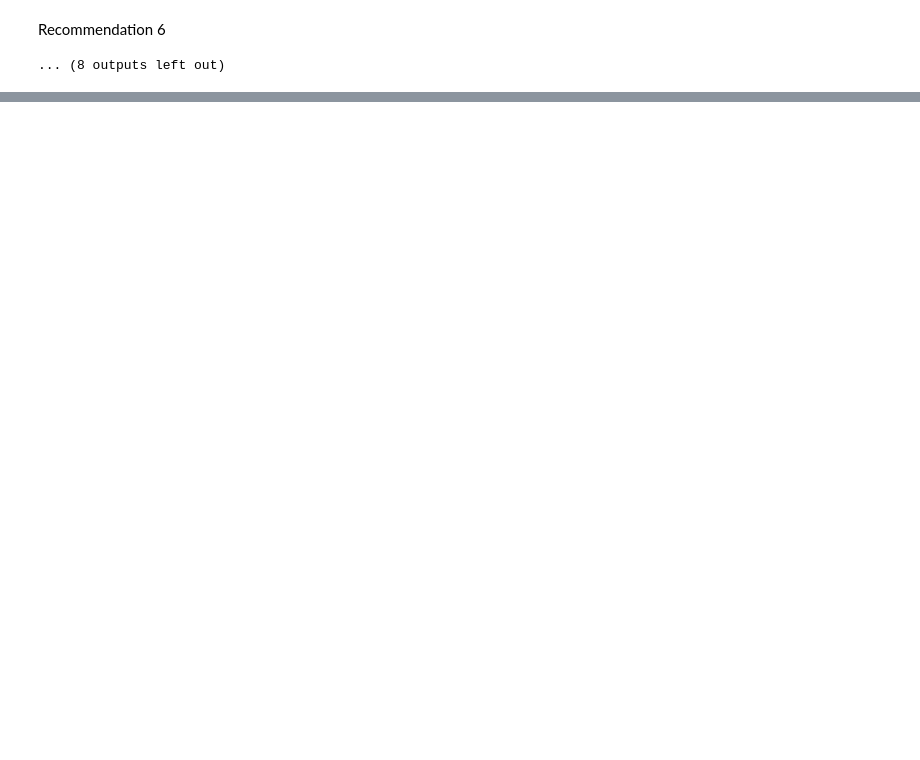
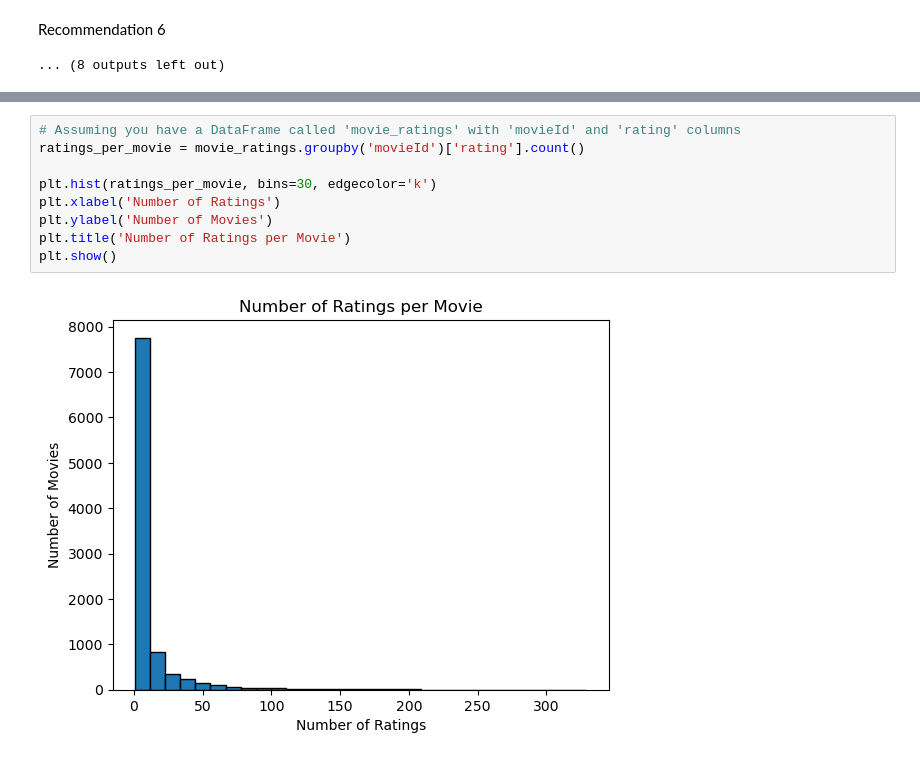
Before and after one commit to laneycs/movie_recommendations, a Jupyter notebook: data/movie_recommendation_system.ipynb, the cells around one changed output, grey strips where cells are left out. Saved outputs shown, nothing was run; the diff lists cells and outputs as text; blank space fills up the shorter version.

```diff
--- a/data/movie_recommendation_system.ipynb
+++ b/data/movie_recommendation_system.ipynb
@@ -178,0 +203,11 @@ Recommendation 6
+# %%
+# Assuming you have a DataFrame called 'movie_ratings' with 'movieId' and 'rating' columns
+ratings_per_movie = movie_ratings.groupby('movieId')['rating'].count()
+
+plt.hist(ratings_per_movie, bins=30, edgecolor='k')
+plt.xlabel('Number of Ratings')
+plt.ylabel('Number of Movies')
+plt.title('Number of Ratings per Movie')
+plt.show()
+# %% [output]
+[figure, added]
```
Also changed, not shown: parts of 3 cells of this notebook.
